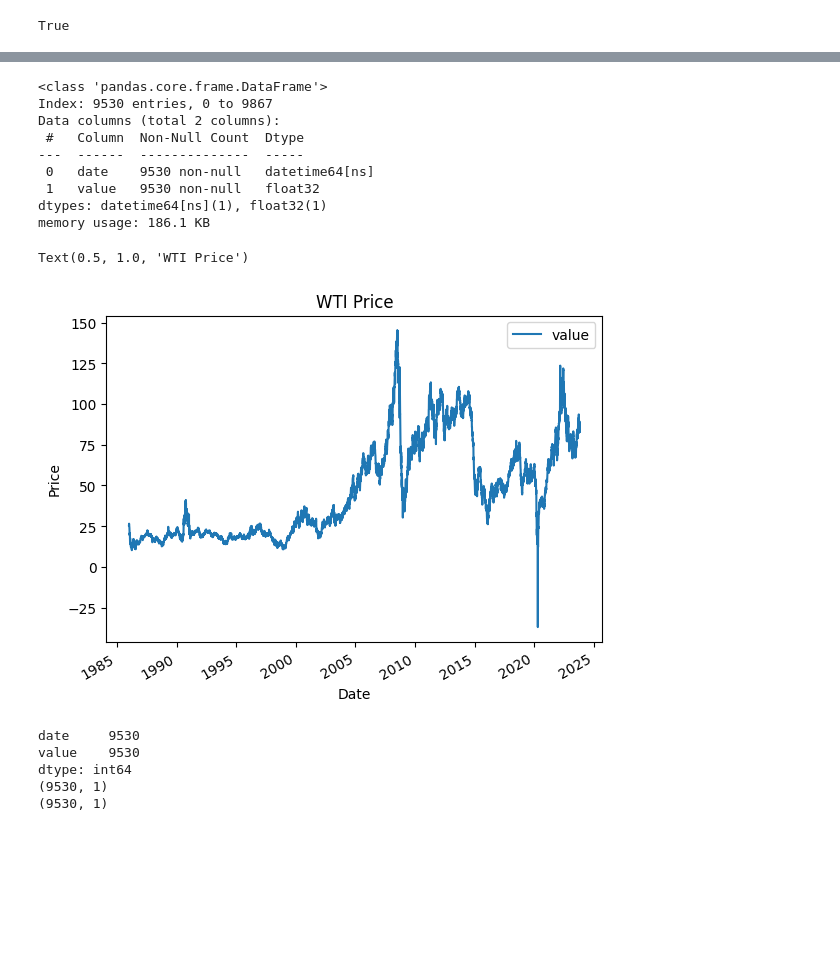
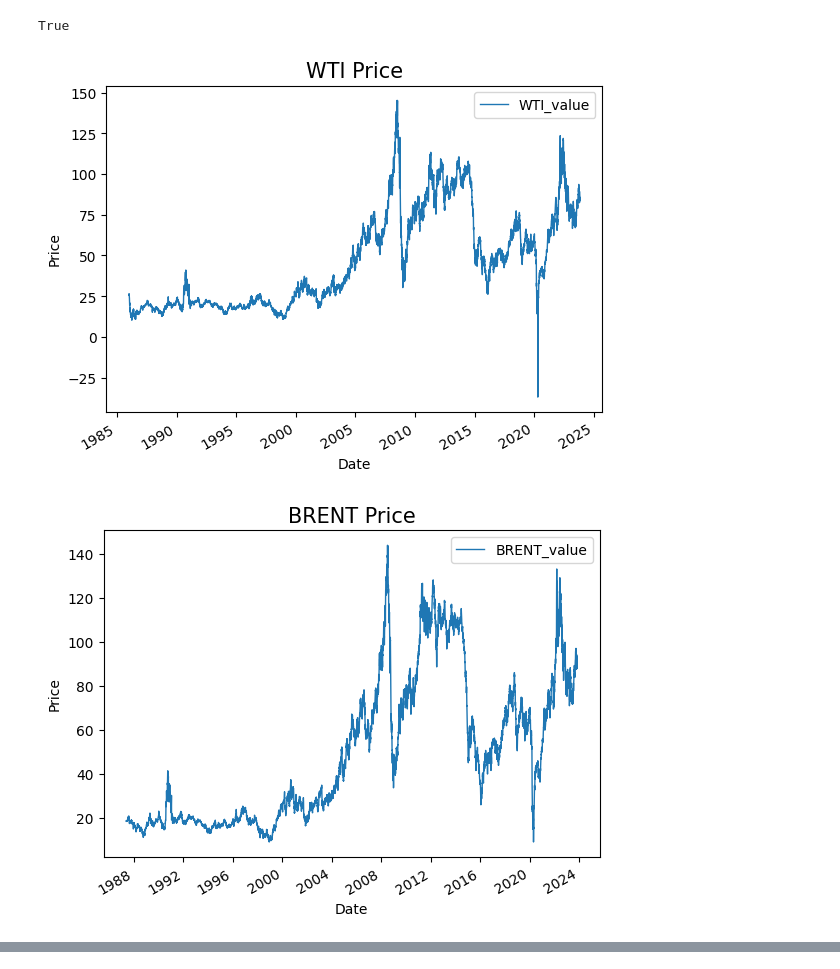
Before and after one commit to csautter/oil-price-prediction-lab, a Jupyter notebook: data_sources/alphavantage/Oil-Prices.ipynb, the cells around one changed output, grey strips where cells are left out. Saved outputs shown, nothing was run; the diff lists cells and outputs as text; code cells hidden in the pictures; blank space fills up the shorter version.

Commit message:
alpha vantage optimized plots for multiple series ids

```diff
--- a/data_sources/alphavantage/Oil-Prices.ipynb
+++ b/data_sources/alphavantage/Oil-Prices.ipynb
@@ -14,4 +15,8 @@ True
 # https://www.alphavantage.co/academy/
 # %%
 avc = AlphaVantageCommodities()
-df = avc.get_data_as_pandas_df('WTI')
+for symbol in avc.get_all_curated_series_ids():
+    avc.plot_series_id(symbol)
+# %% [output]
+[figure, added]
+[figure, added]
@@ -18,32 +23,0 @@ df = avc.get_data_as_pandas_df('WTI')
-# %%
-df.info()
-# %% [output]
-<class 'pandas.core.frame.DataFrame'>
-Index: 9530 entries, 0 to 9867
-Data columns (total 2 columns):
- #   Column  Non-Null Count  Dtype
----  ------  --------------  -----
- 0   date    9530 non-null   datetime64[ns]
- 1   value   9530 non-null   float32
-dtypes: datetime64[ns](1), float32(1)
-memory usage: 186.1 KB
-# %%
-df.plot(x="date", y="value")
-plt.xlabel("Date", size=10)
-plt.ylabel("Price", size=10)
-plt.title("WTI Price")
-# %% [output]
-Text(0.5, 1.0, 'WTI Price')
-[figure, removed]
-# %%
-print(df.count())
-value_arr = np.array(df['value']).reshape(-1,1)
-print(value_arr.shape)
-value_normalized_arr = preprocessing.normalize(value_arr, axis=0)
-print(value_normalized_arr.shape)
-# %% [output]
-date     9530
-value    9530
-dtype: int64
-(9530, 1)
-(9530, 1)
```
Also changed, not shown: parts of 13 cells of this notebook, 2 other files.
